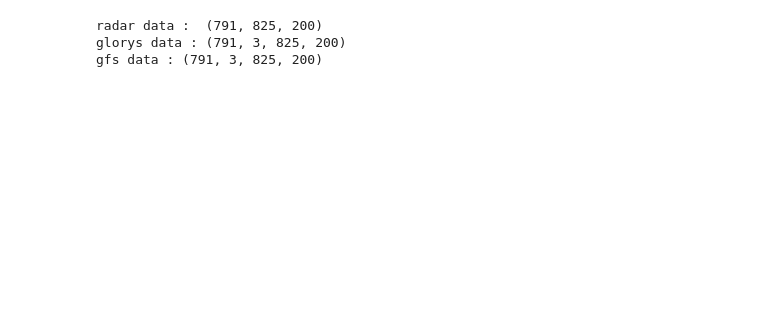
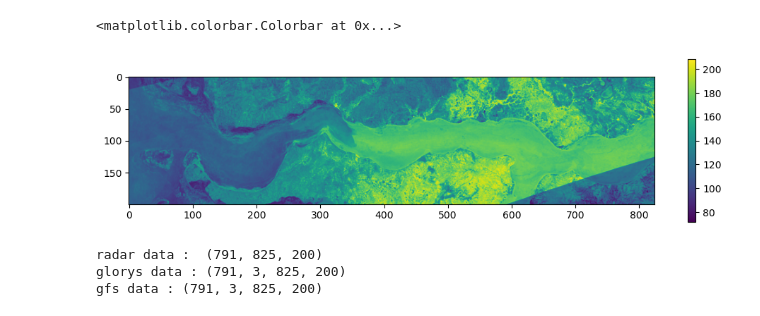
Before and after one commit to Albly/Data-driven_ice_tracking, a Jupyter notebook: main.ipynb, the cells around one changed output. Drawn from its saved outputs; the diff is of its cells as text; code cells hidden in the pictures; blank space fills up the shorter version.

```diff
--- a/main.ipynb
+++ b/main.ipynb
@@ -9,3 +65,9 @@ gfs = np.load('data_driven_data/gfs_2020-11-01_2022-12-31.npy')
+# %%
+plt.figure(figsize=(12,3));
+plt.imshow(data.sum(0).T); plt.colorbar()
+# %% [output]
+<matplotlib.colorbar.Colorbar at 0x...>
+[figure, added]
 # %%
 print('radar data : ', radar_data.shape)
 print('glorys data :', glorys.shape)
```
Also changed, not shown: parts of 39 cells of this notebook, 1 other file.
